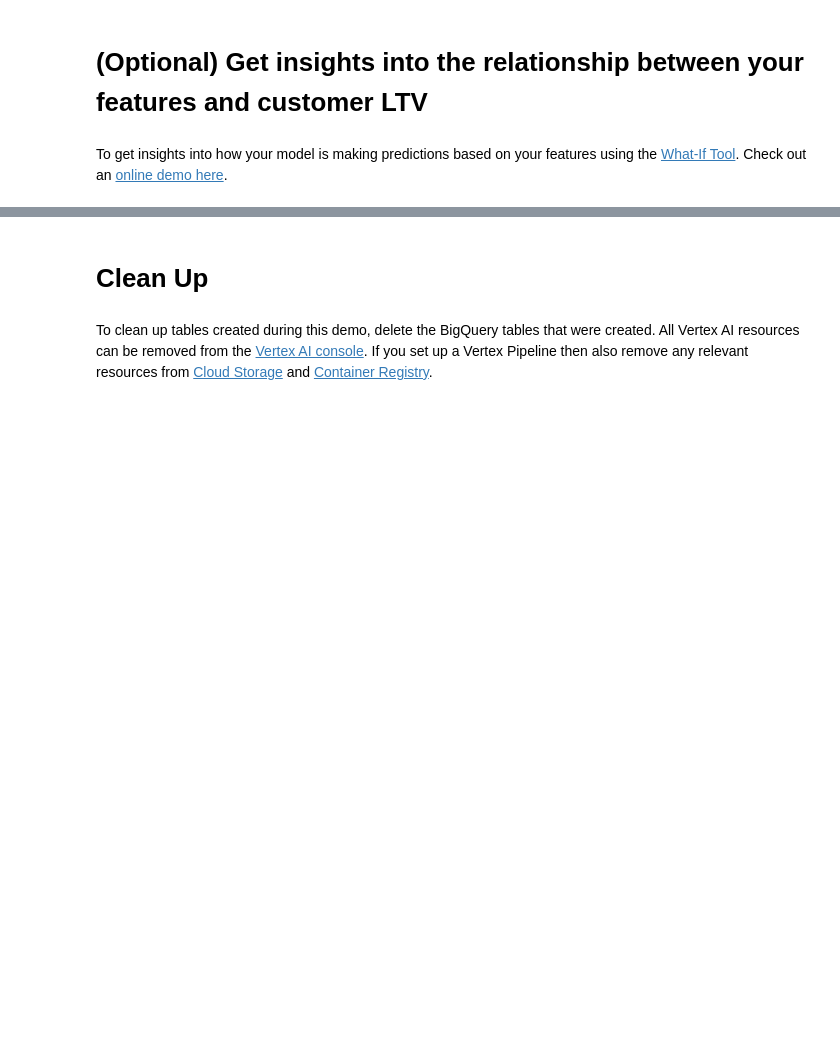
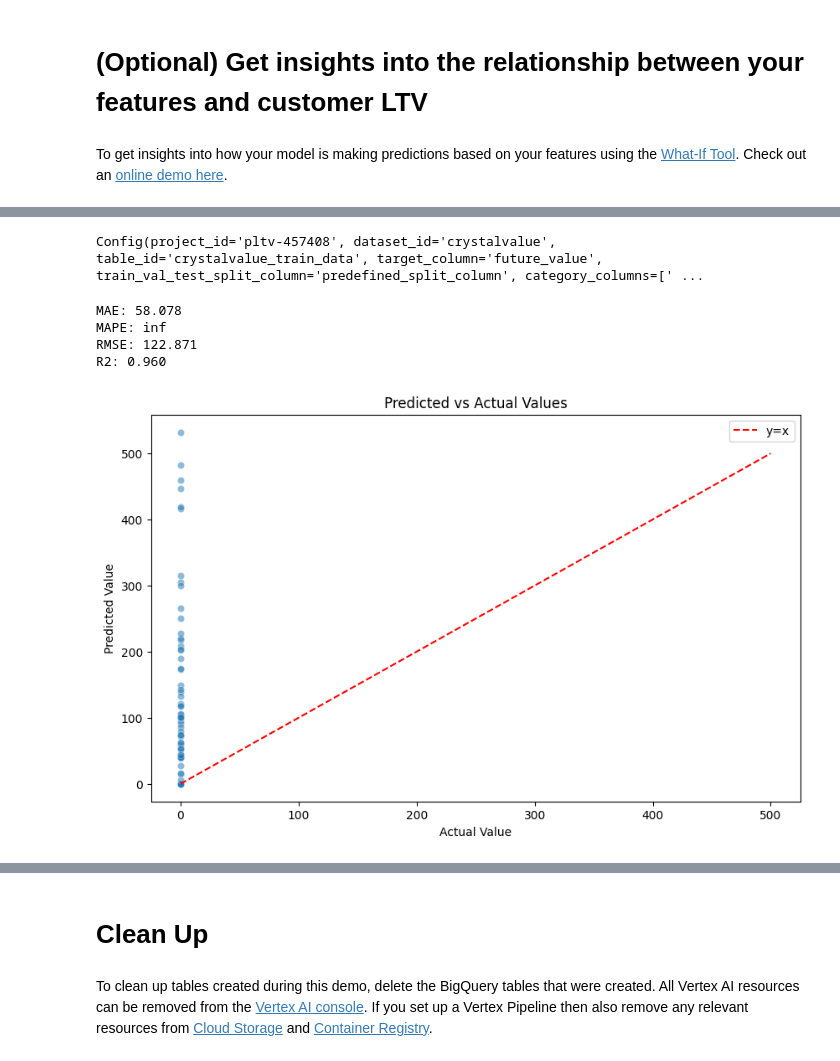
Before and after one commit to PeDiot/crystalvalue, a Jupyter notebook: notebook.ipynb, the cells around one changed output, grey strips where cells are left out. Saved outputs shown, nothing was run; the diff lists cells and outputs as text; code cells hidden in the pictures; blank space fills up the shorter version.

```diff
--- a/notebook.ipynb
+++ b/notebook.ipynb
@@ -483,0 +519,8 @@ WitWidget(config_builder, height=1000)
+# %%
+config = Config.from_yaml()
+config
+# %% [output]
+Config(project_id='pltv-457408', dataset_id='crystalvalue', table_id='crystalvalue_train_data', target_column='future_value', train_val_test_split_column='predefined_split_column', category_columns=[' ...
+# %%
+train_loader = DataLoader(config=config, gcp_credentials=credentials)
+X_train, X_val, y_train, y_val = train_loader.load_training_data()
@@ -483,0 +530,24 @@ WitWidget(config_builder, height=1000)
+# %%
+test_loader = DataLoader(
+    config=config, gcp_credentials=credentials, preprocessor=train_loader.preprocessor
+)
+
+X_test, y_test = test_loader.load_test_data()
+# %%
+y_pred = custom_model.predict(X_test)
+custom_data = pd.DataFrame({"predicted_value": y_test, "actual_value": y_val})
+custom_data["error"] = custom_data["predicted_value"] - custom_data["actual_value"]
+# %%
+metrics = calculate_regression_metrics(custom_data)
+
+for key, value in metrics.items():
+    print(f"{key}: {value:.3f}")
+# %% [output]
+MAE: 58.078
+MAPE: inf
+RMSE: 122.871
+R2: 0.960
+# %%
+plot_predictions_vs_actual(data=custom_data, max_value=500)
+# %% [output]
+[figure, added]
```
Also changed, not shown: parts of 29 cells of this notebook, 6 other files.
